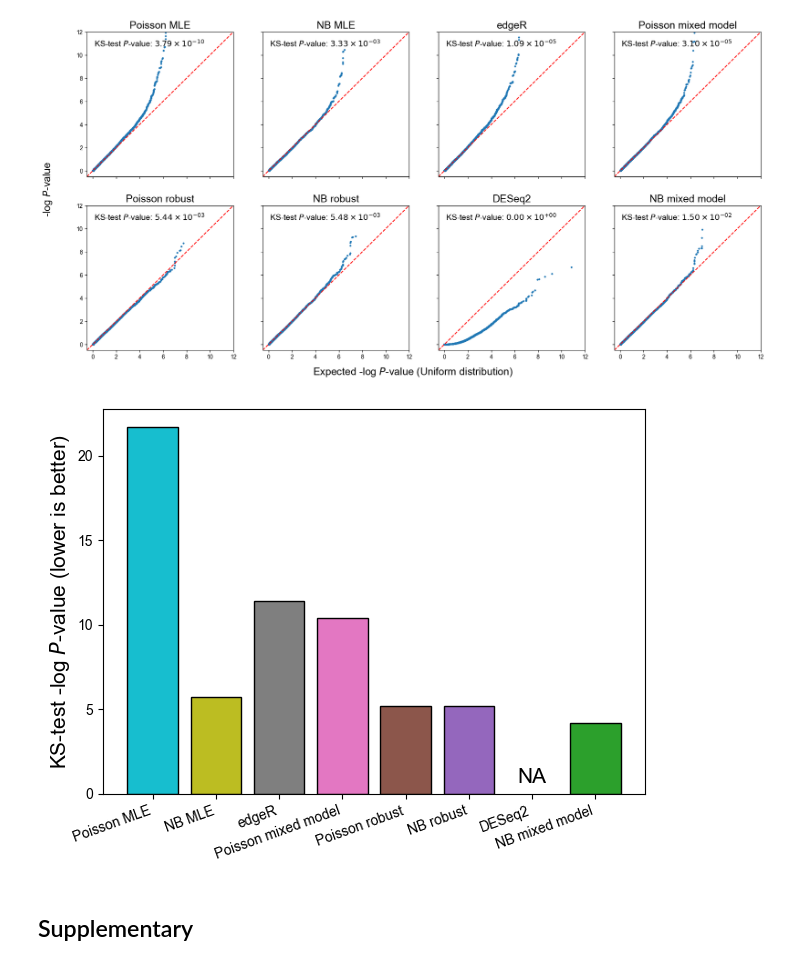
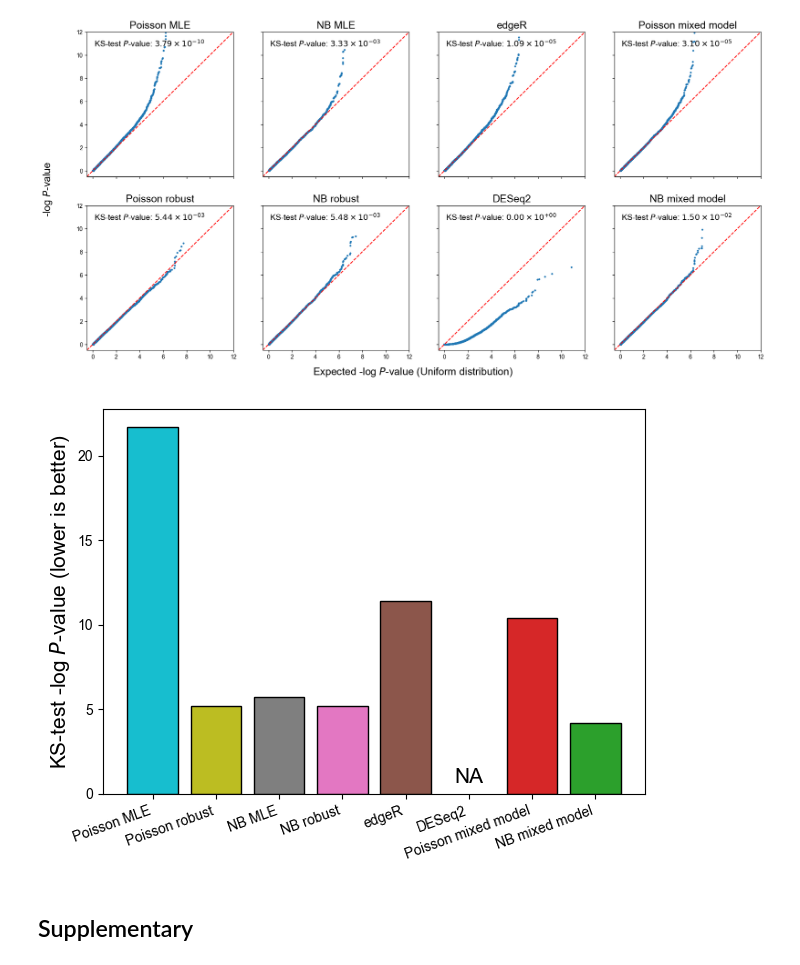
Before and after one commit to hanbin973/DEGpaper, a Jupyter notebook: Type1Error_Yazar_5000.ipynb, the cells around one changed output. Saved outputs shown, nothing was run; the diff lists cells and outputs as text; code cells hidden in the pictures.

```diff
--- a/Type1Error_Yazar_5000.ipynb
+++ b/Type1Error_Yazar_5000.ipynb
@@ -416,37 +416,39 @@ with open("pvals_yazar_5000.pickle","rb") as fr:
 # %%
 from decimal import Decimal
 plt.rcParams['font.family'] = 'Arial'
 
 import matplotlib
 
 cmap = matplotlib.cm.get_cmap('tab10_r')
 
 
 fig, ax = plt.subplots(figsize=(7,5))
 
-labels= ['Poisson MLE', 'NB MLE', 'edgeR', 'Poisson mixed model', 'Poisson robust', 'NB robust', 'DESeq2', 'NB mixed model']
+#labels= ['Poisson MLE', 'NB MLE', 'edgeR', 'Poisson mixed model', 'Poisson robust', 'NB robust', 'DESeq2', 'NB mixed model']
+labels = ['Poisson MLE', 'Poisson robust', 'NB MLE', 'NB robust', 'edgeR', 'DESeq2', 'Poisson mixed model', 'NB mixed model']
+pvalss = [pvals[i] for i in [0,4,1,5,2,6,3,7]]
 ks_pvals = []
-for i, pval in enumerate(pvals):
+for i, pval in enumerate(pvalss):
     ks_pval = stats.kstest(pval, stats.uniform.cdf)[1]
     ks_pvals.append(ks_pval)
 
 ax.bar(
     labels,
     -np.log(ks_pvals),
     color=cmap((range(len(pvals)))),
     edgecolor='black')
 
 # axis legend
 ax.set_xticklabels(ax.get_xticklabels(), rotation=20, ha='right')
 ax.set_ylabel('KS-test -log $\it{P}$-value (lower is better)', fontsize=15)
 
 # DEseq2 legend
-ax.text(6, 1, 'NA', ha='center', va='center', fontsize=15)
+ax.text(5, 1, 'NA', ha='center', va='center', fontsize=15)
 
 
 plt.show()
 # %% [output]
-[figure, old version]
+[figure, new version]
 # %% [markdown]
 ## Supplementary
 # %% [markdown]
```
Also changed, not shown: 5 other files.
